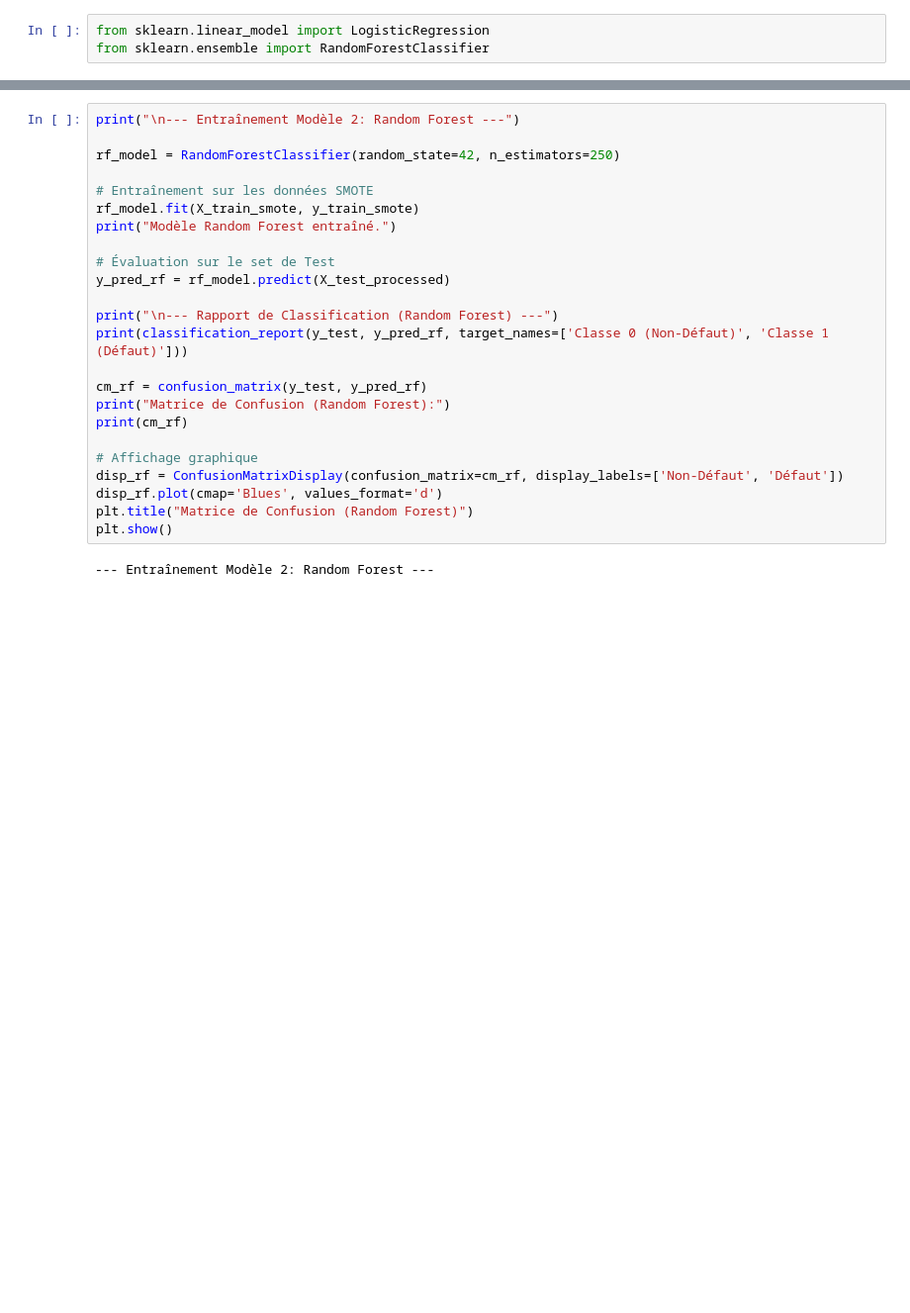
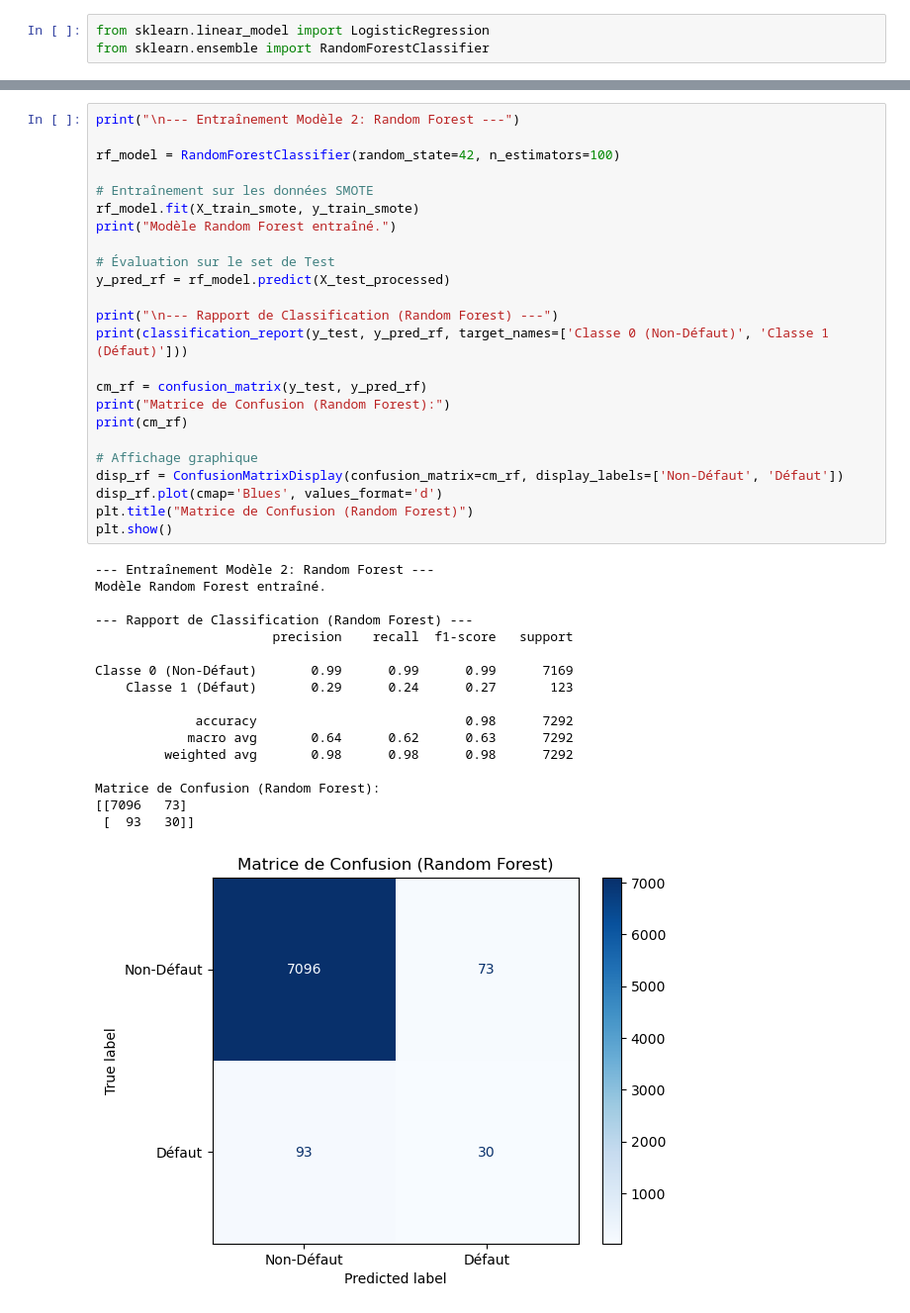
Before and after one commit to Adnbsn/ML_CardFraud, a Jupyter notebook: Project_ML_Adrien_BESSON_Emma_BEKKER.ipynb, the cells around one changed output, grey strips where cells are left out. Shown at 99% size. Saved outputs shown, nothing was run; the diff lists cells and outputs as text; blank space fills up the shorter version.

```diff
--- a/Project_ML_Adrien_BESSON_Emma_BEKKER.ipynb
+++ b/Project_ML_Adrien_BESSON_Emma_BEKKER.ipynb
@@ -585,26 +582,42 @@ Those results for logistic regression after applying SMOTE show that the model a
 # %%
 print("\n--- Entraînement Modèle 2: Random Forest ---")
 
-rf_model = RandomForestClassifier(random_state=42, n_estimators=250)
+rf_model = RandomForestClassifier(random_state=42, n_estimators=100)
 
 # Entraînement sur les données SMOTE
 rf_model.fit(X_train_smote, y_train_smote)
 print("Modèle Random Forest entraîné.")
 
 # Évaluation sur le set de Test
 y_pred_rf = rf_model.predict(X_test_processed)
 
 print("\n--- Rapport de Classification (Random Forest) ---")
 print(classification_report(y_test, y_pred_rf, target_names=['Classe 0 (Non-Défaut)', 'Classe 1 (Défaut)']))
 
 cm_rf = confusion_matrix(y_test, y_pred_rf)
 print("Matrice de Confusion (Random Forest):")
 print(cm_rf)
 
 # Affichage graphique
 disp_rf = ConfusionMatrixDisplay(confusion_matrix=cm_rf, display_labels=['Non-Défaut', 'Défaut'])
 disp_rf.plot(cmap='Blues', values_format='d')
 plt.title("Matrice de Confusion (Random Forest)")
 plt.show()
 # %% [output]
 --- Entraînement Modèle 2: Random Forest ---
+Modèle Random Forest entraîné.
+
+--- Rapport de Classification (Random Forest) ---
+                       precision    recall  f1-score   support
+
+Classe 0 (Non-Défaut)       0.99      0.99      0.99      7169
+    Classe 1 (Défaut)       0.29      0.24      0.27       123
+
+             accuracy                           0.98      7292
+            macro avg       0.64      0.62      0.63      7292
+         weighted avg       0.98      0.98      0.98      7292
+
+Matrice de Confusion (Random Forest):
+[[7096   73]
+ [  93   30]]
+[figure, added]
```
Also changed, not shown: parts of 68 cells of this notebook.
